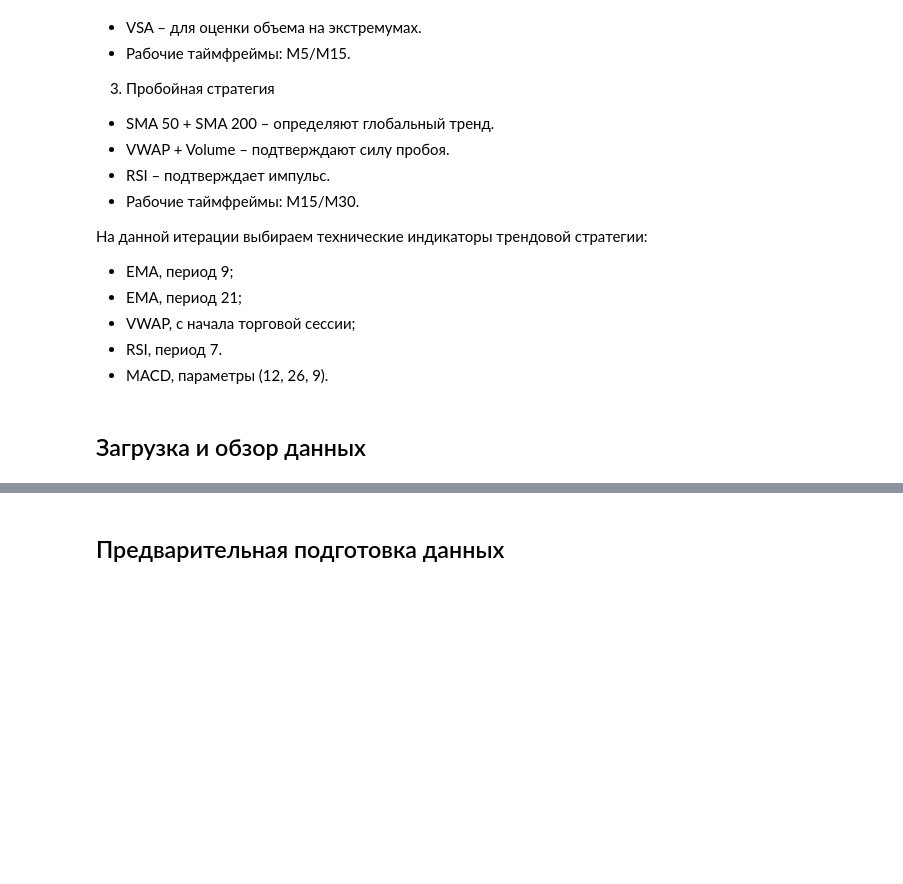
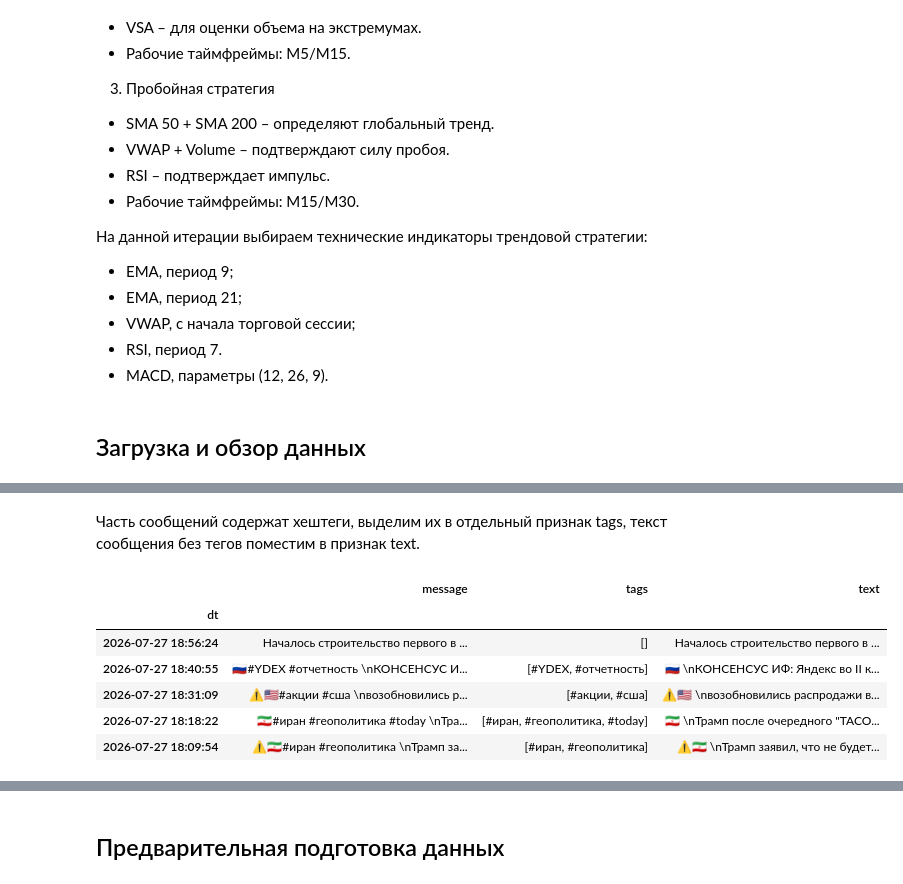
Before and after one commit to al-ogr/sf_pr7_financial_price_forecasting_model, a Jupyter notebook: FPFM.ipynb, the cells around one changed output, grey strips where cells are left out. Drawn from its saved outputs; the diff is of its cells as text; code cells hidden in the pictures; blank space fills up the shorter version.

```diff
--- a/FPFM.ipynb
+++ b/FPFM.ipynb
@@ -316,0 +426,4 @@ dt
+# %%
+df_msgs = pd.read_csv('./data/tg_messages.csv')
+df_msgs.info()
+df_msgs.head()
@@ -316,0 +448,11 @@ dt
+# %%
+df_msgs['dt'] = pd.to_datetime(df_msgs['date_utc'], format='ISO8601').dt.tz_convert('Europe/Moscow')
+df_msgs['dt'] = df_msgs['dt'].dt.tz_localize(None)
+df_msgs.drop(columns=['date_utc'], inplace=True)
+df_msgs.set_index('dt', inplace=True)
+# Фильтрация записей за период
+mask = (df_msgs.index > '2022-08-01 00:00:00') & \
+       (df_msgs.index < '2026-08-01 00:00:00')
+df_msgs = df_msgs[mask]
+df_msgs.info()
+df_msgs.head()
@@ -316,0 +475,15 @@ dt
+# %% [markdown]
+Часть сообщений содержат хештеги, выделим их в отдельный признак tags, текст сообщения без тегов поместим в признак text.
+# %%
+reg = r'#\w+'
+df_msgs['tags'] = df_msgs['message'].str.findall(reg)
+df_msgs['text'] = df_msgs['message'].str.replace(r'#\w+', '', regex=True)
+df_msgs.head()
+# %% [output]
+|  | message | tags | text |
+| dt |  |  |  |
+| 2026-07-27 18:56:24 | Началось строительство первого в ... | [] | Началось строительство первого в ... |
+| 2026-07-27 18:40:55 | 🇷🇺#YDEX #отчетность \nКОНСЕНСУС И... | [#YDEX, #отчетность] | 🇷🇺 \nКОНСЕНСУС ИФ: Яндекс во II к... |
+| 2026-07-27 18:31:09 | ⚠️🇺🇸#акции #сша \nвозобновились р... | [#акции, #сша] | ⚠️🇺🇸 \nвозобновились распродажи в... |
+| 2026-07-27 18:18:22 | 🇮🇷#иран #геополитика #today \nТра... | [#иран, #геополитика, #today] | 🇮🇷 \nТрамп после очередного "TACO... |
+| 2026-07-27 18:09:54 | ⚠️🇮🇷#иран #геополитика \nТрамп за... | [#иран, #геополитика] | ⚠️🇮🇷 \nТрамп заявил, что не будет... |
```
Also changed, not shown: parts of 62 cells of this notebook, 1 other file.
